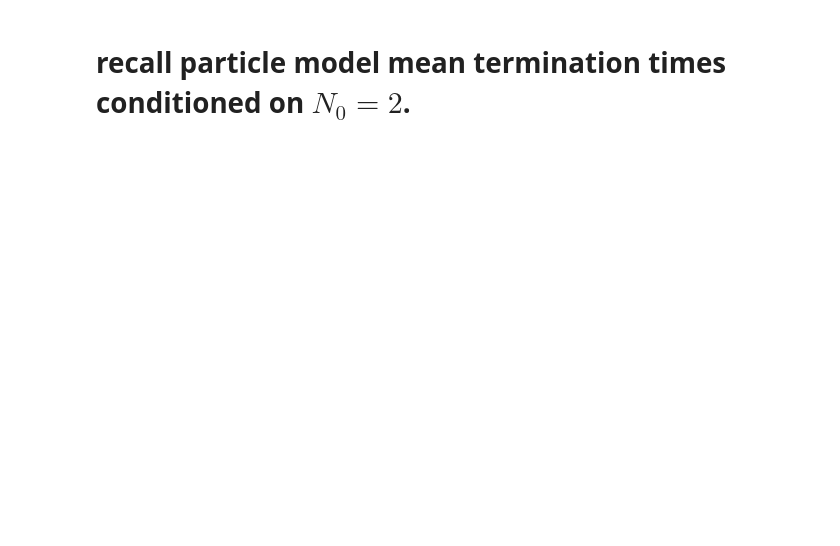
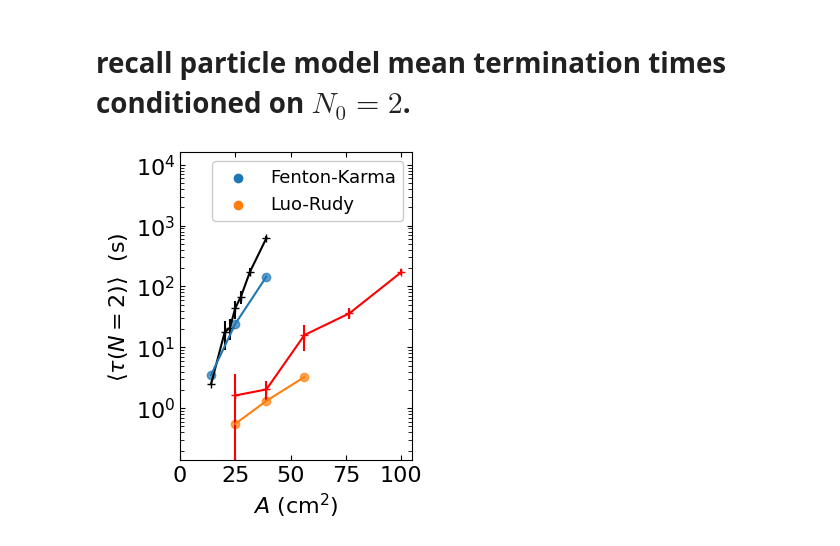
Before and after one commit to timtyree/bgmc, a Jupyter notebook: python/comparing termination time dependence on domain size.ipynb, the cells around one changed output. Saved outputs shown, nothing was run; the diff lists cells and outputs as text; code cells hidden in the pictures; blank space fills up the shorter version.

```diff
--- a/python/comparing termination time dependence on domain size.ipynb
+++ b/python/comparing termination time dependence on domain size.ipynb
@@ -597,7 +622,8 @@ df_taul['A'] = df_taul['L'] ** 2
 figsize=(3,4)
 fontsize=15
 alpha=0.7
-max_num_points_to_show = 3
+# max_num_points_to_show = 3
+max_num_points_to_show = 7
 fig,ax=plt.subplots(figsize=figsize)
 # color_lst = ['C0','C1']
 color_lst = ['k','r']
@@ -636,36 +662,39 @@ ax.scatter(A_values_lr[:mxpts],tau_values_lr[:mxpts],c='C1',alpha=alpha,label='L
 ax.set_xticks([0,50,100,150])
 # format_plot(ax=ax,xlabel=r'$a$ (cm$^2/$s)',ylabel=r'$\tau$  (s)',fontsize=16)
 format_plot(ax=ax,xlabel=r'$A$ (cm$^2$)',ylabel=r'$\langle\tau(N=2)\rangle$  (s)',fontsize=16)
 # ax.set_xscale('log')
 ax.set_yscale('log')
 ax.tick_params(top=True, right=True,direction='in',which='both')
 ax.tick_params(top=True, right=True,direction='in',which='minor',length=3)
 # ax.set_ylim([1e-2,100])
 # # AddLegend(ax=ax,xy=(-0.12,0.240),fontsize=fontsize-3)
 leg = ax.legend(loc='upper right',fontsize=fontsize-2)#,alpha=1.)#,frameon=False,ncol=1)
 # leg.set_alpha(1.)
 # , edgecolor="black")
 leg.get_frame().set_alpha(None)
 # leg.get_frame().set_facecolor((1, 1, 1, 1))
 # leg = ax.legend(loc='lower right',fontsize=fontsize-3.,frameon=False,ncol=1)
 for lh in leg.legendHandles:
     lh.set_alpha(1)
 # ax.set_ylim([0.31392551380514033, 4e9])
-ax.set_xlim([0.,65])
-ax.set_ylim([0.13850549065122997,1600])
+# ax.set_xlim([0.,65])
+ax.set_xlim([0.,105])
+ax.set_ylim([0.13850549065122997,16000])
 # ax.set_xlim([0.,100])
 # ax.set_ylim([0.13850549065122997,12000])
 # AddLege nd(ax=ax,xy=(0.05,0.990),fontsize=fontsize-3)
 # AddLegend(ax=ax,xy=(0.7,0.990),fontsize=fontsize-3)
 # AddLegend(ax=ax,xy=(0.4,0.990),fontsize=fontsize-3)
 # AddLegend(ax=ax,xy=(0.1,0.25),fontsize=fontsize-3)
 # ax.tick_params(axis='y', which='minor', left=True)
-ax.set_xticks([0,25,50])
+ax.set_xticks([0,25,50,75,100])
 # plt.minorticks_on()
 plt.show()
 ax.axis()
 #og src: http://localhost:8888/notebooks/Simulating%20the%20paired%20birth%20death%20process.ipynb
 plt.show()
+# %% [output]
+[figure, added]
 # %%
 # GOAL: plot tau vs. A for full and particle model at same A values conditioned on N0=2.
 #DONE: visualize tau(N0=2) for the full models
```
Also changed, not shown: parts of 4 cells of this notebook.
